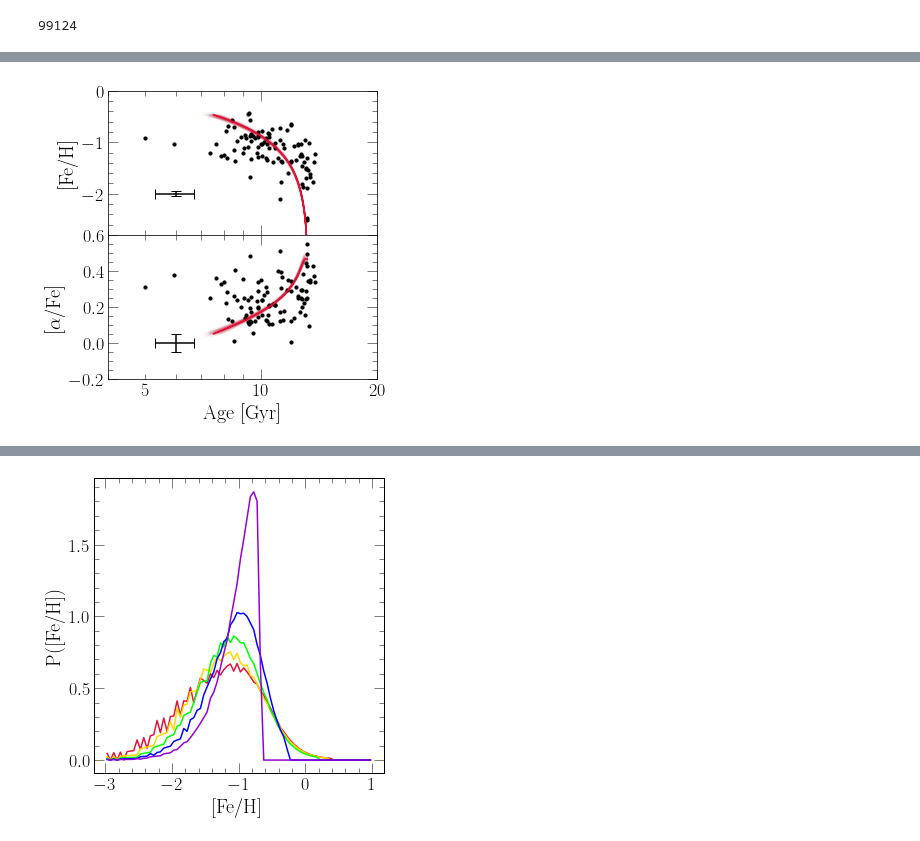
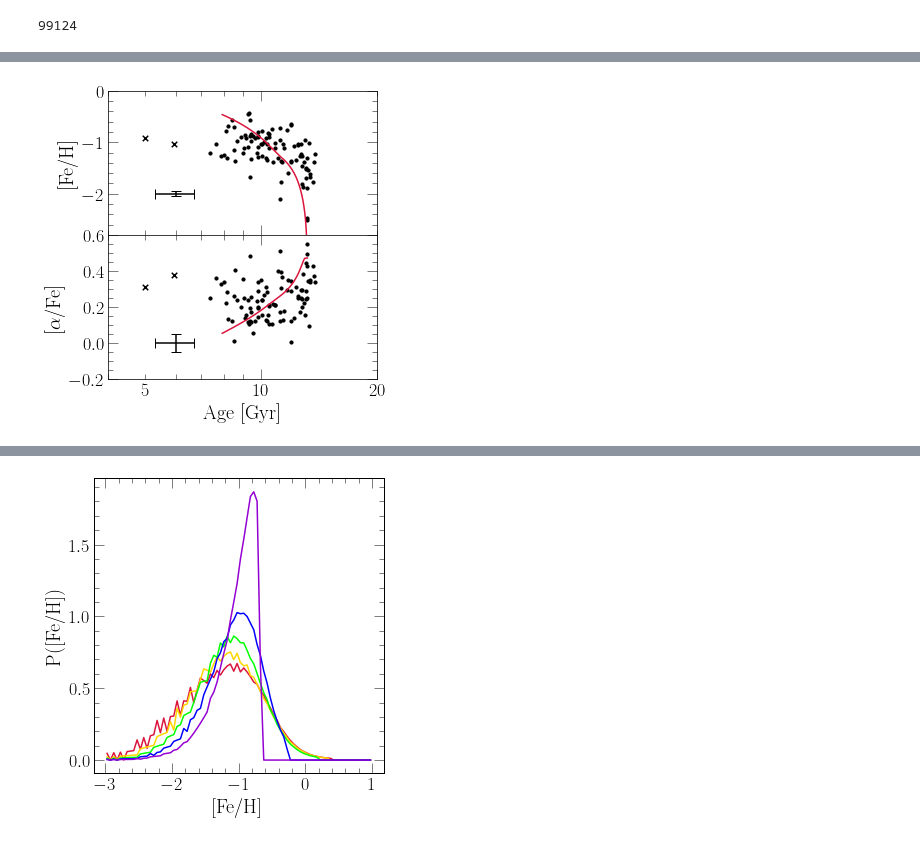
Before and after one commit to giganano/h3halo, a Jupyter notebook: notebooks/paperplots.ipynb, the cells around one changed output, grey strips where cells are left out. Cells and saved outputs as stored; diff of their text form; code cells hidden in the pictures.

```diff
--- a/notebooks/paperplots.ipynb
+++ b/notebooks/paperplots.ipynb
@@ -1357,16 +1380,20 @@ bottom.set_xlabel("Age [Gyr]")
 bottom.set_ylabel(r"[$\alpha$/Fe]")
 top.set_ylabel("[Fe/H]")
 
+sub = gse.filter("age", ">=", 7)
 kwargs = {
     "c": named_colors()["black"],
     "s": 10
-#     "xerr": mock["age_err"],
-#     "linestyle": "None"
 }
-top.scatter(gse["age"], gse["[fe/h]"], **kwargs)
-bottom.scatter(gse["age"], gse["[o/fe]"], **kwargs)
-# top.errorbar(mock["age"], mock["[fe/h]"], yerr = mock["[fe/h]_err"], **kwargs)
-# bottom.errorbar(mock["age"], mock["[o/fe]"], yerr = mock["[o/fe]_err"], **kwargs)
+top.scatter(sub["age"], sub["[fe/h]"], **kwargs)
+bottom.scatter(sub["age"], sub["[o/fe]"], **kwargs)
+
+sub = gse.filter("age", "<=", 7)
+# print(sub)
+kwargs["marker"] = markers()["x"]
+kwargs["s"] = 30
+top.scatter(sub["age"], sub["[fe/h]"], **kwargs)
+bottom.scatter(sub["age"], sub["[o/fe]"], **kwargs)
 
 bottom.set_xticks(range(4, 10), [str(_) if _ == 5 else "" for _ in range(4, 10)], minor = True)
 bottom.set_xticks([10, 20], minor = False)
@@ -1390,43 +1417,43 @@ with vice.output("./bestfit") as bfout:
     bottom.plot(xvals, bfout.history["[o/fe]"], c = named_colors()["crimson"])
 
 
-random.seed(a = 0)
-n_subs = 200
-prob = [m.exp(_) for _ in chain["logp"]]
-norm = sum(prob)
-prob = [_ / norm for _ in prob]
-indeces = np.random.choice(list(range(len(prob))), p = prob, size = n_subs)
-kwargs = {
-    "c": named_colors()["crimson"]
-}
+# random.seed(a = 0)
+# n_subs = 200
+# prob = [m.exp(_) for _ in chain["logp"]]
+# norm = sum(prob)
+# prob = [_ / norm for _ in prob]
+# indeces = np.random.choice(list(range(len(prob))), p = prob, size = n_subs)
+# kwargs = {
+#     "c": named_colors()["crimson"]
+# }
 
-with vice.singlezone(name = "sampled") as sz:
-    for i in range(n_subs):
-        sz.elements = ["fe", "o"]
-        sz.func = exponential(timescale = chain["tau_in"][indeces[i]])
-        sz.func.timescale = chain["tau_in"][indeces[i]]
-        sz.mode = "ifr"
-        sz.Mg0 = 0
-        sz.nthreads = 2
-        sz.tau_star = chain["tau_star"][indeces[i]]
-        sz.eta = chain["eta"][indeces[i]]
-        sz.dt = chain["tau_tot"][indeces[i]] / 500
-        vice.yields.ccsne.settings['fe'] = chain["y_fe_cc"][indeces[i]]
-        vice.yields.sneia.settings['fe'] = chain["y_fe_ia"][indeces[i]]
-        out = sz.run(np.linspace(0, chain["tau_tot"][indeces[i]], 501),
-            overwrite = True, capture = True)
+# with vice.singlezone(name = "sampled") as sz:
+#     for i in range(n_subs):
+#         sz.elements = ["fe", "o"]
+#         sz.func = exponential(timescale = chain["tau_in"][indeces[i]])
+#         sz.func.timescale = chain["tau_in"][indeces[i]]
+#         sz.mode = "ifr"
+#         sz.Mg0 = 0
+#         sz.nthreads = 2
+#         sz.tau_star = chain["tau_star"][indeces[i]]
+#         sz.eta = chain["eta"][indeces[i]]
+#         sz.dt = chain["tau_tot"][indeces[i]] / 500
+#         vice.yields.ccsne.settings['fe'] = chain["y_fe_cc"][indeces[i]]
+#         vice.yields.sneia.settings['fe'] = chain["y_fe_ia"][indeces[i]]
+#         out = sz.run(np.linspace(0, chain["tau_tot"][indeces[i]], 501),
+#             overwrite = True, capture = True)
 
-        kwargs["alpha"] = 0.01
-        diff = 13.2 - out.history["time"][-1]
-        xvals = [_ + diff for _ in out.history["lookback"]]
-#         norm = sum(out.history["sfr"]) * (out.history["time"][1] - out.history["time"][0])
-#         yvals = [_ / norm for _ in out.history["sfr"]]
-#         yvals = out.history["[fe/h"]
-        top.plot(xvals, out.history["[fe/h]"], **kwargs)
-        bottom.plot(xvals, out.history["[o/fe]"], **kwargs)
+#         kwargs["alpha"] = 0.01
+#         diff = 13.2 - out.history["time"][-1]
+#         xvals = [_ + diff for _ in out.history["lookback"]]
+# #         norm = sum(out.history["sfr"]) * (out.history["time"][1] - out.history["time"][0])
+# #         yvals = [_ / norm for _ in out.history["sfr"]]
+# #         yvals = out.history["[fe/h"]
+#         top.plot(xvals, out.history["[fe/h]"], **kwargs)
+#         bottom.plot(xvals, out.history["[o/fe]"], **kwargs)
 
-        sys.stdout.write("\r%d" % (i))
-sys.stdout.write("\n")
+#         sys.stdout.write("\r%d" % (i))
+# sys.stdout.write("\n")
 
 plt.tight_layout()
 plt.subplots_adjust(hspace = 0, left = 0.2)
@@ -1440,4 +1466,4 @@ plt.show()
-[figure, old version]
+[figure, new version]
 # %%
 fig = plt.figure()
 ax = fig.add_subplot()
```
Also changed, not shown: parts of 7 cells of this notebook, 22 other files.
